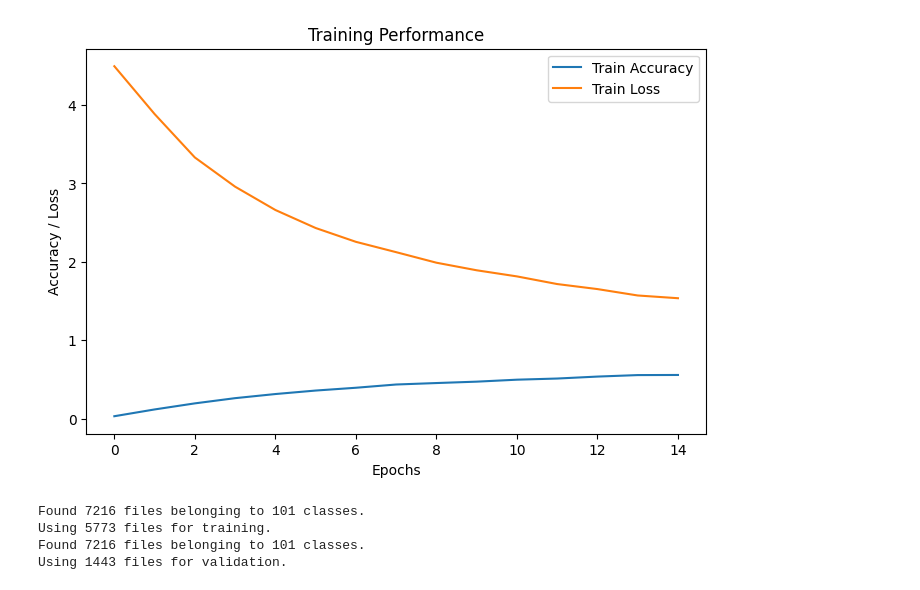
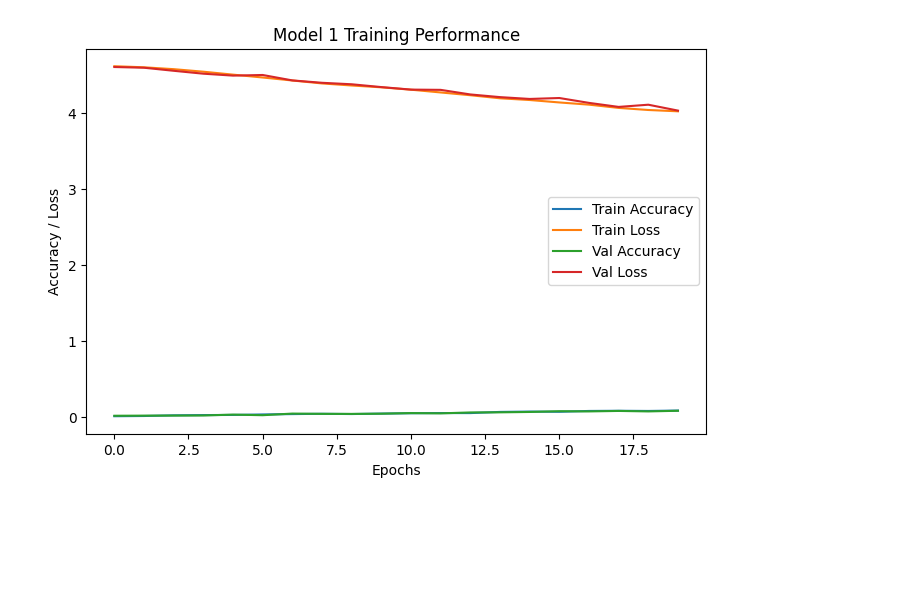
Before and after one commit to mjc136/DataScience, a Jupyter notebook: FaceRecognition/face_recognition.ipynb, the cells around one changed output. Cells and saved outputs as stored; diff of their text form; code cells hidden in the pictures; blank space fills up the shorter version.

```diff
--- a/FaceRecognition/face_recognition.ipynb
+++ b/FaceRecognition/face_recognition.ipynb
@@ -87,3 +109,25 @@ model = models.Sequential([
+# %%
+
+# Create model
+model = models.Sequential([
+    # Convolutional base
+    layers.Conv2D(32, (3, 3), activation='relu', input_shape=(160, 160, 3)),
+    layers.MaxPooling2D(2, 2),
+
+    layers.Conv2D(64, (3, 3), activation='relu'),
+    layers.MaxPooling2D(2, 2),
+
+    layers.Conv2D(64, (3, 3), activation='relu'),
+    layers.MaxPooling2D(2, 2),
+
+    # Regularisation
+    layers.Dropout(0.3),
+
+    # Dense head
+    layers.Flatten(),
+    layers.Dense(64, activation='relu'),
+    layers.Dense(num_classes, activation='softmax')
+])
 # %%
 
 # Compile model
@@ -115,4 +160,0 @@ Model: "sequential_10"
-# %%
-epochs = 15
-
-history = model.fit(train_dataset,validation_data=val_dataset, epochs=epochs)
@@ -136,0 +191,10 @@ Epoch 15/15
+# %%
+# Train the model with a large number of max epochs
+history = model.fit(
+    train_dataset,
+    validation_data=val_dataset,
+    epochs=20,
+    batch_size=batch_size,
+    callbacks=callbacks,
+    verbose=1
+)
@@ -145,12 +229,14 @@ Test Accuracy: 0.8839
 # %%
-
+# Plotting the training performance
 plt.figure(figsize=(8, 5))
 plt.plot(history.history['accuracy'], label='Train Accuracy')
 plt.plot(history.history['loss'], label='Train Loss')
+plt.plot(history.history['val_accuracy'], label='Val Accuracy')
+plt.plot(history.history['val_loss'], label='Val Loss')
 plt.xlabel('Epochs')
 plt.ylabel('Accuracy / Loss')
 plt.legend()
-plt.title('Training Performance')
+plt.title('Model 1 Training Performance')
 plt.show()
 # %% [output]
-[figure, old version]
+[figure, new version]
@@ -168,25 +242,0 @@ data_augmentation = keras.Sequential([
-# %%
-val_split = 0.2  # 20% for validation
-train_dataset = image_dataset_from_directory(
-    data_dir,
-    validation_split=val_split,
-    subset="training",
-    seed=42,
-    batch_size=batch_size,
-    image_size=img_size,
-    label_mode='categorical'  # Ensure categorical labels
-)
-val_dataset = image_dataset_from_directory(
-    data_dir,
-    validation_split=val_split,
-    subset="validation",
-    seed=42,
-    batch_size=batch_size,
-    image_size=img_size,
-    label_mode='categorical'
-)
-# %% [output]
-Found 7216 files belonging to 101 classes.
-Using 5773 files for training.
-Found 7216 files belonging to 101 classes.
-Using 1443 files for validation.
```
Also changed, not shown: parts of 26 cells of this notebook, 3 other files.
